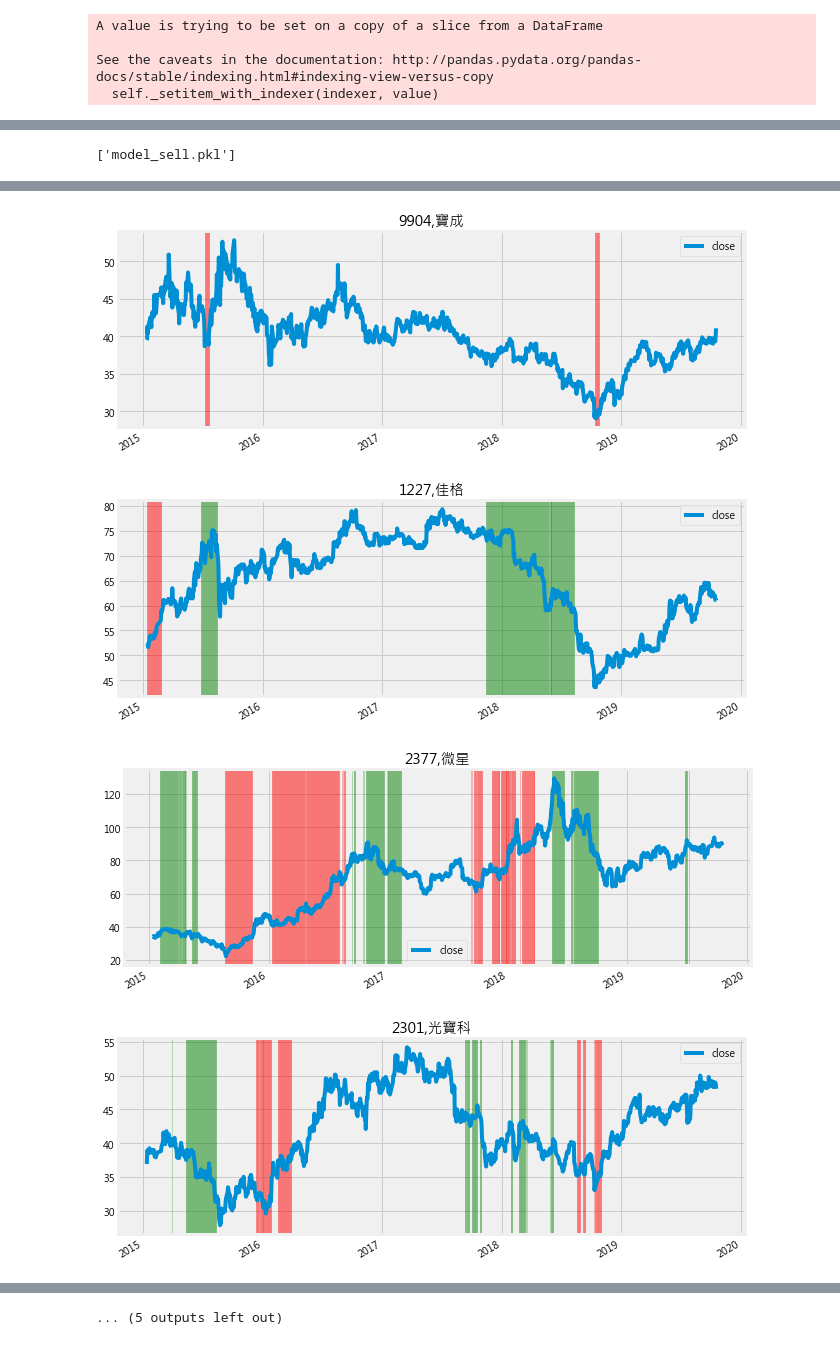
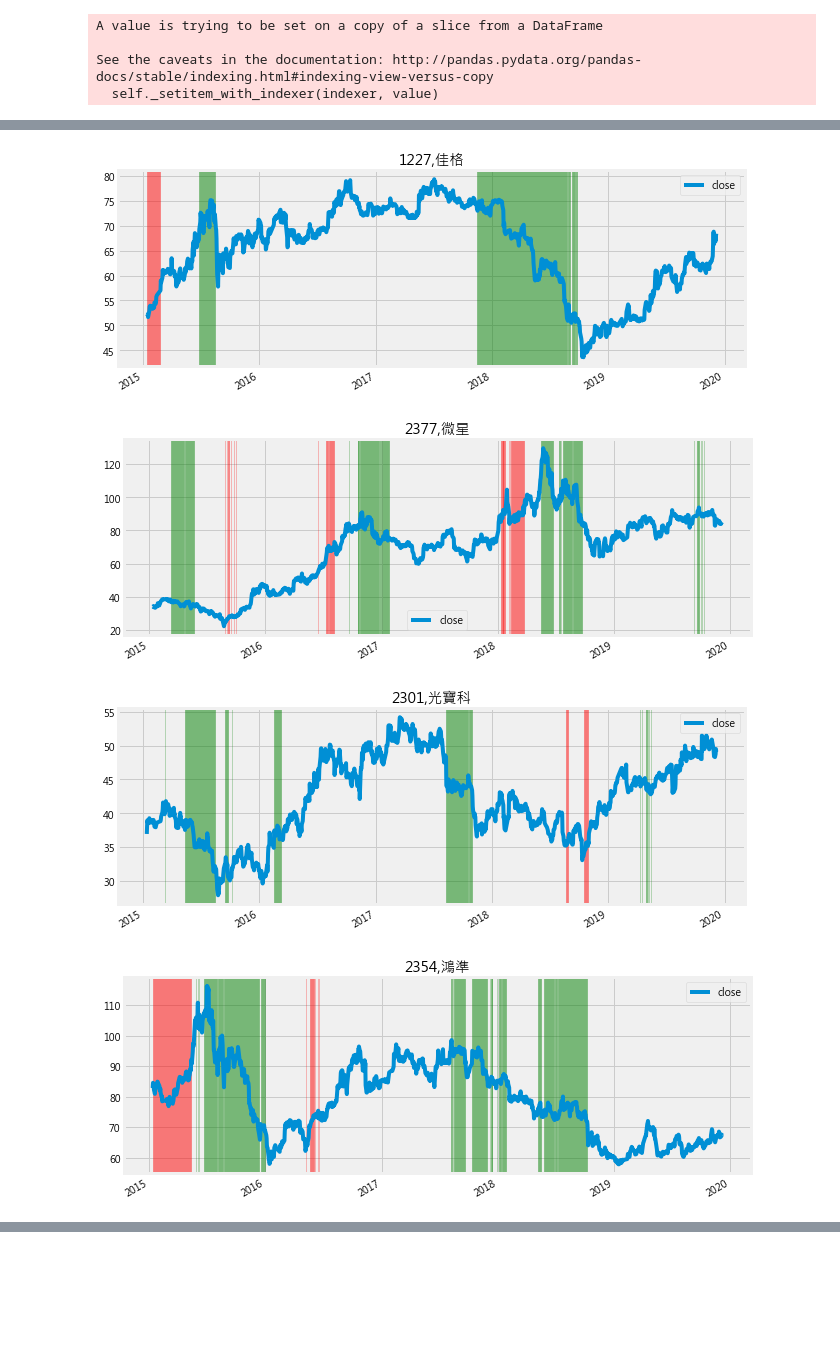
Before and after one commit to hmy33/3ylab, a Jupyter notebook: run_ml.ipynb, the cells around one changed output, grey strips where cells are left out. Drawn from its saved outputs; the diff is of its cells as text; code cells hidden in the pictures; blank space fills up the shorter version.

Commit message:
label in 3 classes, time series cross validation, accuracy only on buy and sell

```diff
--- a/run_ml.ipynb
+++ b/run_ml.ipynb
@@ -83,37 +85,35 @@ def prepare_stock_data(db):
 
 stock_data = prepare_stock_data(db)
 # %%
+#####################
+### label
+#####################
 INTERVAL = 120
 dfs = []
 for stock_id in stock_data:
     df_daily = stock_data[stock_id].copy()
-    df_daily['label_buy'] = False
-    df_daily['label_sell'] = False
+    df_daily['label'] = 0
     for i in range(len(df_daily.index) - INTERVAL):
         close = df_daily['close'].iloc[i]
         max_close = df_daily['close'].iloc[i : i + INTERVAL].max()
         min_close = df_daily['close'].iloc[i : i + INTERVAL].min()
+        ### buy signal
         high_return = max_close / close - 1 > 0.3
         low_risk = min_close / close - 1 > -0.1
         if high_return & low_risk:
-            df_daily['label_buy'].iloc[i] = True
-
+            df_daily['label'].iloc[i] = 1
+        ### sell signal
         high_return = min_close / close - 1 < -0.15
         low_risk = max_close / close - 1 < 0.1
         if high_return & low_risk:
-            df_daily['label_sell'].iloc[i] = True
+            df_daily['label'].iloc[i] = -1
 
     dfs.append(df_daily.iloc[:-INTERVAL])
 
 df_all = pd.concat(dfs)
+df_all.to_csv('ml_data/data.csv', index=True, index_label='date')
 # %% [output]
 A value is trying to be set on a copy of a slice from a DataFrame
 
 See the caveats in the documentation: http://pandas.pydata.org/pandas-docs/stable/indexing.html#indexing-view-versus-copy
   self._setitem_with_indexer(indexer, value)
-# %%
-df_all.to_csv('data.csv', index=False)
-df = pd.read_csv('data.csv')
-
-y = df[['label_buy', 'label_sell']]
-X = df.drop(['label_buy', 'label_sell'], axis=1)
@@ -171,7 +220,7 @@ Recall:  0.9986263736263736
 # %%
+from sklearn.externals import joblib
 ### save model
-from sklearn.externals import joblib
-joblib.dump(model_buy, 'model_buy.pkl')
-joblib.dump(model_sell, 'model_sell.pkl')
+# joblib.dump(model, 'ml_data/model.pkl')
+
+### load model
+# model = joblib.load('ml/data/model.pkl')
-# %% [output]
-['model_sell.pkl']
@@ -183,16 +227,18 @@ model_sell = joblib.load('model_sell.pkl')
 # %%
-### plot
+#####################
+### predict & plot
+#####################
 import matplotlib as mpl
 import matplotlib.pyplot as plt
 mpl.style.use('fivethirtyeight') # fivethirtyeight, fast
-# plt.rcParams['font.sans-serif'] = ['Microsoft JhengHei'] # font to handle chinese
+plt.rcParams['font.sans-serif'] = ['Microsoft JhengHei'] # font to handle chinese
 %matplotlib inline
 
-def get_region(series):
+def get_region(series, value):
     region = []
     get = False
     for i in range(len(series.index)):
-        if series[i]:
+        if series[i] == value:
             if not get:
                 region.append([series.index[i]])
                 get = True
@@ -211,14 +257,15 @@ def draw_region(region, ax, color):
 stock_info = db.get_stock_info()
 for stock_id in stock_data:
     stock_name = stock_info.loc[stock_id, 'stock_name']
-    df_daily_ori = stock_data[stock_id]#['2019']
+    df_daily_ori = stock_data[stock_id]
     df_daily = df_daily_ori.copy()
-    df_daily['label_buy'] = model_buy.predict(df_daily_ori)
-    df_daily['label_sell'] = model_sell.predict(df_daily_ori)
-    region_buy = get_region(df_daily['label_buy'])
+    ### predict
+    df_daily['label'] = model.predict(df_daily_ori)
+    ### plot
+    region_buy = get_region(df_daily['label'], 1)
     if len(region_buy) > 0:
         ax = df_daily[['close']].plot(grid=True, title=stock_id + ',' + stock_name, figsize=(10,4))
         draw_region(region_buy, ax, 'red')
-        region_sell = get_region(df_daily['label_sell'])
+        region_sell = get_region(df_daily['label'], -1)
         draw_region(region_sell, ax, 'green')
 # %% [output]
@@ -230,4 +277,4 @@ for stock_id in stock_data:
-[figure, old version]
+[figure, new version]
-[figure, old version]
+[figure, new version]
-[figure, old version]
+[figure, new version]
-[figure, old version]
+[figure, new version]
@@ -237 +283,0 @@ for stock_id in stock_data:
-... (5 outputs left out)
```
Also changed, not shown: parts of 6 cells of this notebook.
